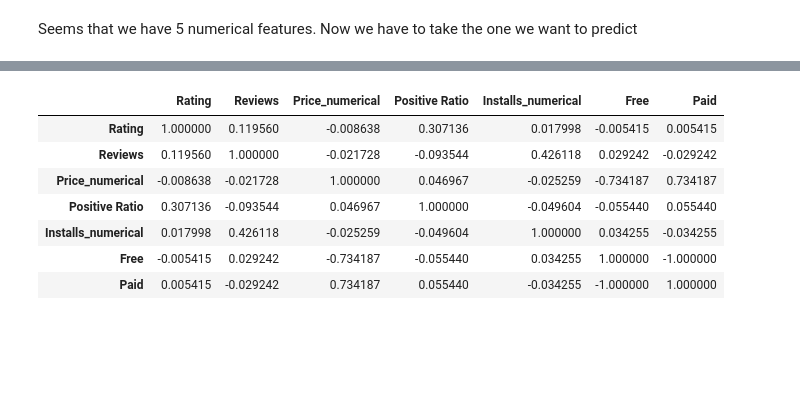
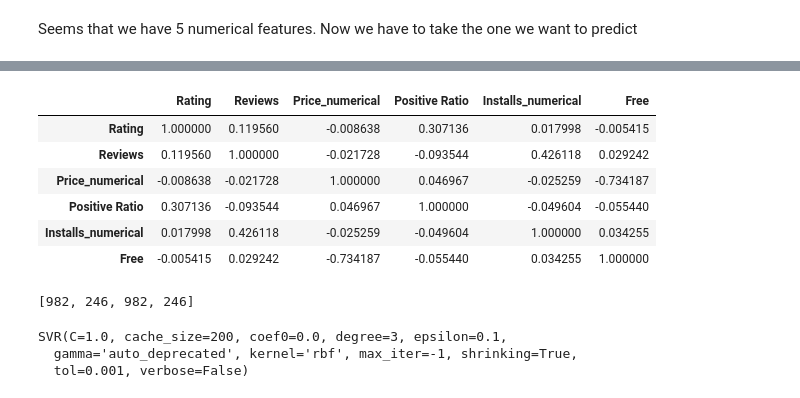
Before and after one commit to ironhack-datalabs/mad-oct-2018, a Jupyter notebook: module-3/lab-supervised-learning-feature-extraction/your-code/main.ipynb, the cells around one changed output, grey strips where cells are left out. Saved outputs shown, nothing was run; the diff lists cells and outputs as text; code cells hidden in the pictures; blank space fills up the shorter version.

```diff
--- a/module-3/lab-supervised-learning-feature-extraction/your-code/main.ipynb
+++ b/module-3/lab-supervised-learning-feature-extraction/your-code/main.ipynb
@@ -649,19 +649,16 @@ for item in google_work['Installs']:
     else:
         list_num_ins.append(int(item.replace(',','')))
 # %%
-google_work['Installs_numerical']=list_num_ins
+google_work_temp['Installs_numerical']=list_num_ins
 # %%
 # Now drop Installs feature
-google_work.drop(columns=['Installs'],axis=1,inplace=True)
+google_work_temp.drop(columns=['Installs'],axis=1,inplace=True)
 # %%
-# Now lets categorize the Type feature
-types_unique=google_work['Type'].unique().tolist()
-
-display(types_unique)
+# Now lets categorize the Type feature to Free or not Free (1 or 0)
+types_unique=['Free']
 
 for item in types_unique:
-    google_work[item]=0
+    google_work_temp[item]=0
 
 for item in types_unique:
-    google_work.loc[google_work['Type'].str.contains(item),item]=1
-    google_work.loc[~google_work['Type'].str.contains(item),item]=0
+    google_work_temp.loc[google_work_temp['Type'].str.contains(item),item]=1
@@ -715,0 +690,3 @@ array(['10 Best Foods for You', '104 找工作 - 找工作 找打工 找兼職
+# %%
+google_work_to_predict=google_work_temp[google_work_temp['Positive Ratio'].isna()]
+google_work_to_train=google_work_temp[~google_work_temp['Positive Ratio'].isna()]
@@ -716,11 +763,10 @@ array(['10 Best Foods for You', '104 找工作 - 找工作 找打工 找兼職
 # %%
-google_work.corr()
+google_work_to_train.corr()
 # %% [output]
-|  | Rating | Reviews | Price_numerical | Positive Ratio | Installs_numerical | Free | Paid |
-| Rating | 1.000000 | 0.119560 | -0.008638 | 0.307136 | 0.017998 | -0.005415 | 0.005415 |
-| Reviews | 0.119560 | 1.000000 | -0.021728 | -0.093544 | 0.426118 | 0.029242 | -0.029242 |
-| Price_numerical | -0.008638 | -0.021728 | 1.000000 | 0.046967 | -0.025259 | -0.734187 | 0.734187 |
-| Positive Ratio | 0.307136 | -0.093544 | 0.046967 | 1.000000 | -0.049604 | -0.055440 | 0.055440 |
-| Installs_numerical | 0.017998 | 0.426118 | -0.025259 | -0.049604 | 1.000000 | 0.034255 | -0.034255 |
-| Free | -0.005415 | 0.029242 | -0.734187 | -0.055440 | 0.034255 | 1.000000 | -1.000000 |
-| Paid | 0.005415 | -0.029242 | 0.734187 | 0.055440 | -0.034255 | -1.000000 | 1.000000 |
+|  | Rating | Reviews | Price_numerical | Positive Ratio | Installs_numerical | Free |
+| Rating | 1.000000 | 0.119560 | -0.008638 | 0.307136 | 0.017998 | -0.005415 |
+| Reviews | 0.119560 | 1.000000 | -0.021728 | -0.093544 | 0.426118 | 0.029242 |
+| Price_numerical | -0.008638 | -0.021728 | 1.000000 | 0.046967 | -0.025259 | -0.734187 |
+| Positive Ratio | 0.307136 | -0.093544 | 0.046967 | 1.000000 | -0.049604 | -0.055440 |
+| Installs_numerical | 0.017998 | 0.426118 | -0.025259 | -0.049604 | 1.000000 | 0.034255 |
+| Free | -0.005415 | 0.029242 | -0.734187 | -0.055440 | 0.034255 | 1.000000 |
@@ -726,0 +780,4 @@ google_work.corr()
+# %%
+list(map(lambda x: len(x),[X_train,X_test,y_train,y_test]))
+# %% [output]
+[982, 246, 982, 246]
@@ -726,0 +786,6 @@ google_work.corr()
+# %%
+clf.fit(X_train,y_train)
+# %% [output]
+SVR(C=1.0, cache_size=200, coef0=0.0, degree=3, epsilon=0.1,
+  gamma='auto_deprecated', kernel='rbf', max_iter=-1, shrinking=True,
+  tol=0.001, verbose=False)
```
Also changed, not shown: parts of 21 cells of this notebook.
